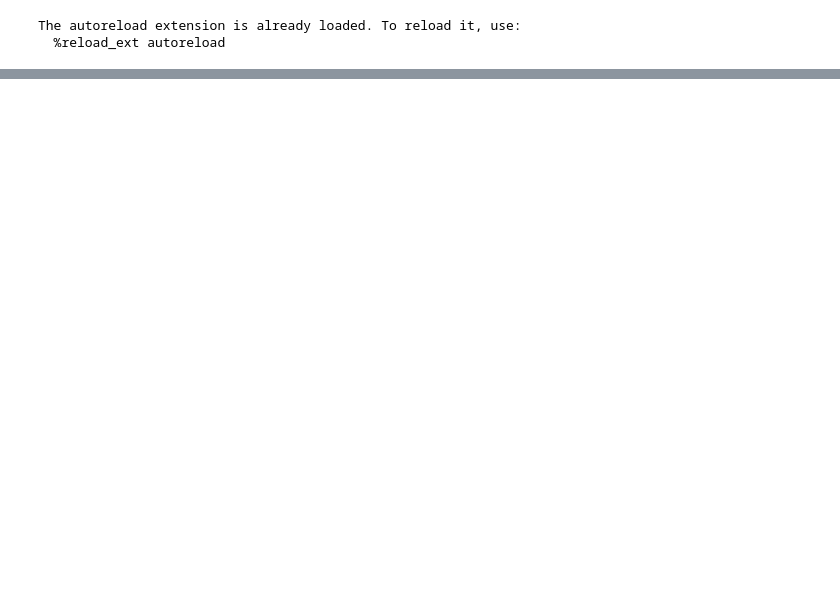
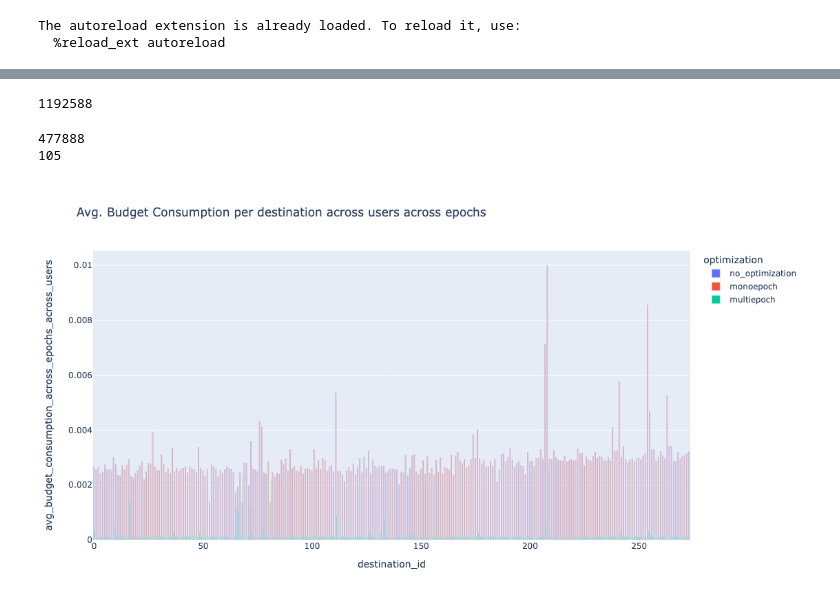
Before and after one commit to columbia/cookiemonster, a Jupyter notebook: systemx/notebooks/analysis.ipynb, the cells around one changed output, grey strips where cells are left out. Drawn from its saved outputs; the diff is of its cells as text; code cells hidden in the pictures; blank space fills up the shorter version.

```diff
--- a/systemx/notebooks/analysis.ipynb
+++ b/systemx/notebooks/analysis.ipynb
@@ -5,8 +5,9 @@
 The autoreload extension is already loaded. To reload it, use:
   %reload_ext autoreload
 # %%
+import pandas as pd
 from utils import analyze_budget_consumption
 
-path = "ray/criteo/optimizations/run_and_report_2024-03-12_01-42-59"
-df = analyze_budget_consumption(path)
+path = "ray/criteo/optimizations/run_and_report_2024-03-16_03-28-43"
+users_data_df, destinations_data_df, total_users_converted_across_destinations = analyze_budget_consumption(path, get_user_logs=False, get_destination_logs=True)
 # %% [output]
@@ -23,0 +36,15 @@ df
+# %%
+total_users_converted_across_destinations
+# %% [output]
+1192588
+# %%
+print(destinations_data_df["num_user_ids_who_converted"].max())
+print(destinations_data_df["max_epoch_requested_across_users"].max())
+# %% [output]
+477888
+105
+# %%
+from utils import plot_avg_budget_per_destination_across_epochs_across_users
+plot_avg_budget_per_destination_across_epochs_across_users(destinations_data_df)
+# %% [output]
+[figure, added]
```
Also changed, not shown: parts of 6 cells of this notebook, 13 other files.
